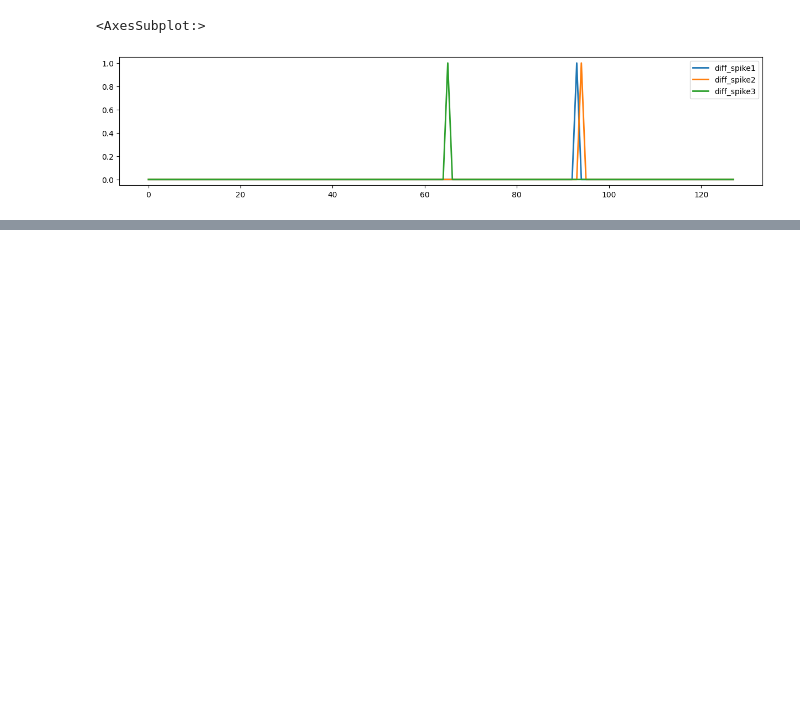
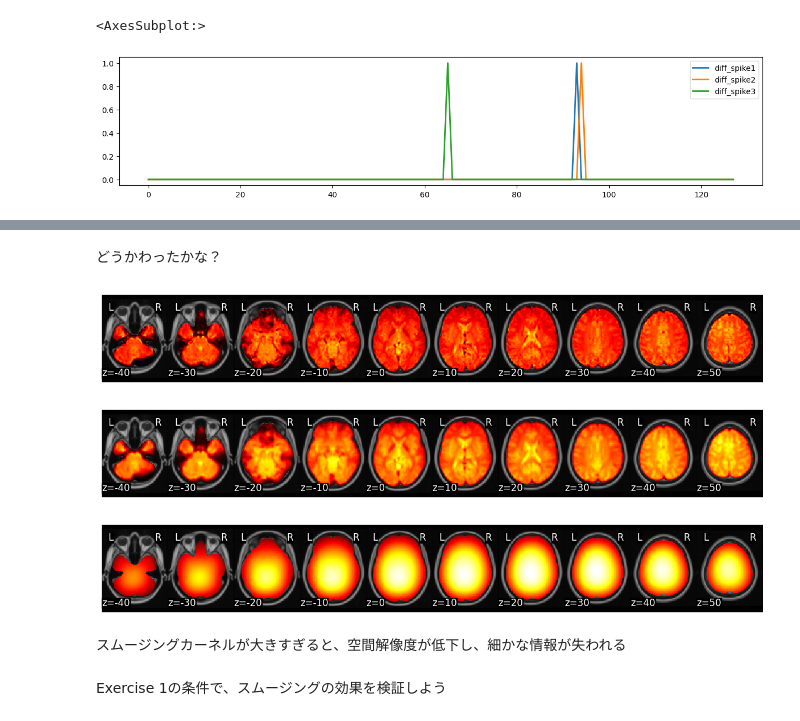
Before and after one commit to izpyon/dartbrains-exercise, a Jupyter notebook: codes_jp/06_GLM_Single_Subject_Model.ipynb, the cells around one changed output, grey strips where cells are left out. Drawn from its saved outputs; the diff is of its cells as text; code cells hidden in the pictures; blank space fills up the shorter version.

```diff
--- a/codes_jp/06_GLM_Single_Subject_Model.ipynb
+++ b/codes_jp/06_GLM_Single_Subject_Model.ipynb
@@ -218,0 +437,18 @@ spikes.plot(ax = a, linewidth=2)
+# %% [markdown]
+どうかわったかな？
+# %%
+data.mean().plot()
+# %% [output]
+[figure, added]
+# %%
+smoothed_05.mean().plot()
+# %% [output]
+[figure, added]
+# %%
+smoothed_50.mean().plot()
+# %% [output]
+[figure, added]
+# %% [markdown]
+スムージングカーネルが大きすぎると、空間解像度が低下し、細かな情報が失われる
+# %% [markdown]
+Exercise 1の条件で、スムージングの効果を検証しよう
```
Also changed, not shown: parts of 48 cells of this notebook, 1 other file.
